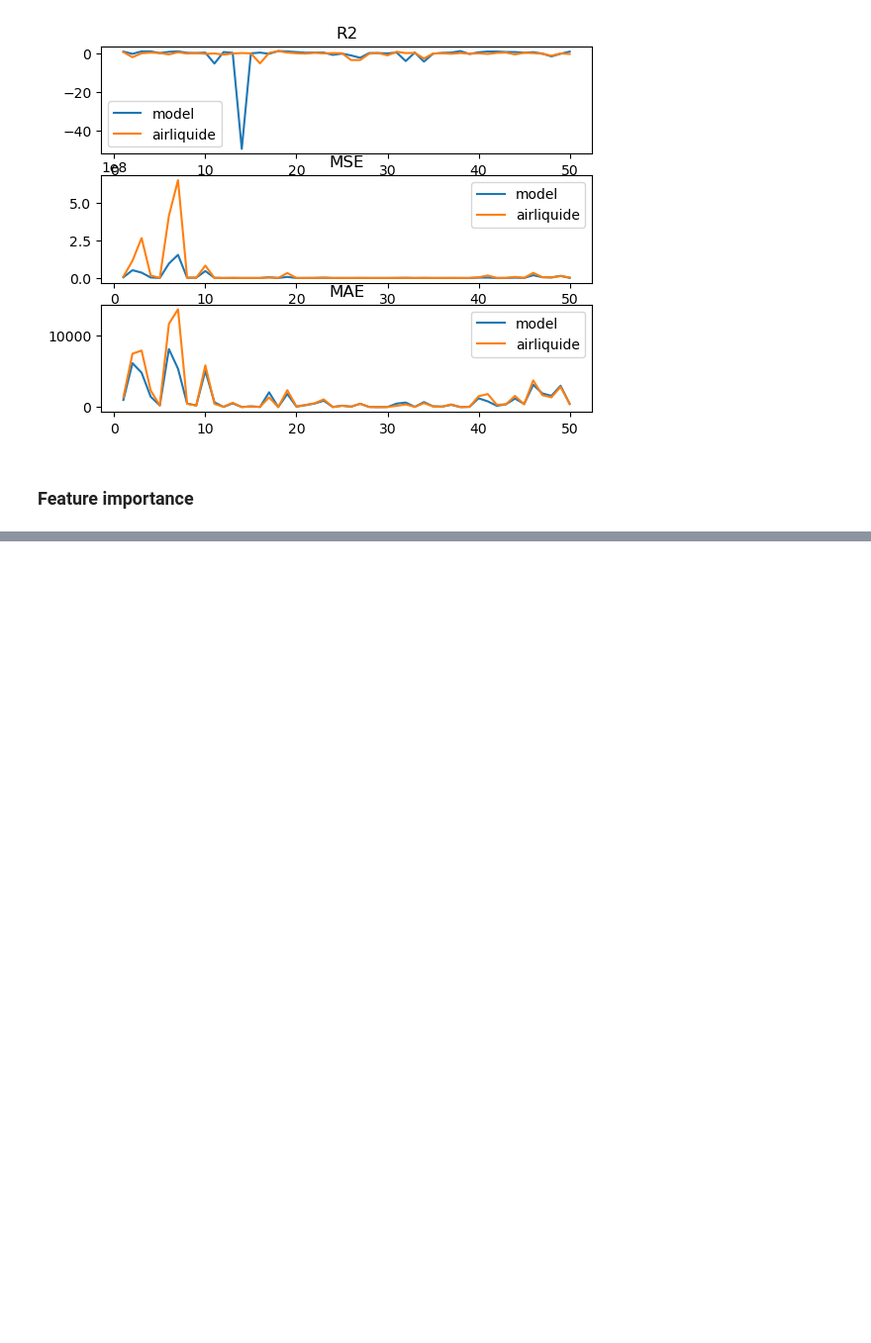
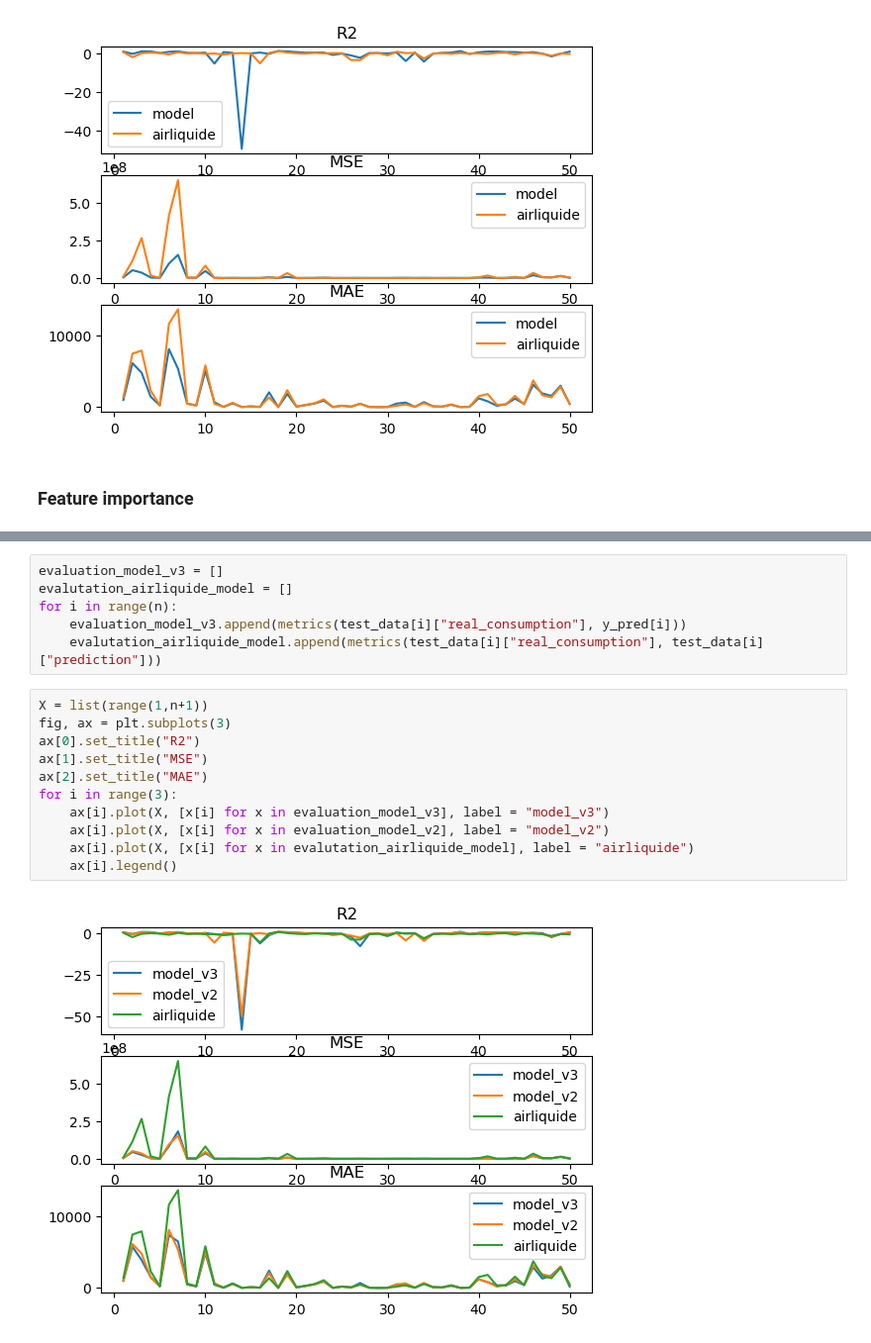
Before and after one commit to Damidoum/predictionClient, a Jupyter notebook: Notebooks/Feature importance.ipynb, the cells around one changed output, grey strips where cells are left out. Shown at 99% size. Cells and saved outputs as stored; diff of their text form; blank space fills up the shorter version.

```diff
--- a/Notebooks/Feature importance.ipynb
+++ b/Notebooks/Feature importance.ipynb
@@ -135,0 +150,19 @@ display_feat_imp(models_v2)
+# %%
+evaluation_model_v3 = []
+evalutation_airliquide_model = []
+for i in range(n):
+    evaluation_model_v3.append(metrics(test_data[i]["real_consumption"], y_pred[i]))
+    evalutation_airliquide_model.append(metrics(test_data[i]["real_consumption"], test_data[i]["prediction"]))
+# %%
+X = list(range(1,n+1))
+fig, ax = plt.subplots(3)
+ax[0].set_title("R2")
+ax[1].set_title("MSE")
+ax[2].set_title("MAE")
+for i in range(3):
+    ax[i].plot(X, [x[i] for x in evaluation_model_v3], label = "model_v3")
+    ax[i].plot(X, [x[i] for x in evaluation_model_v2], label = "model_v2")
+    ax[i].plot(X, [x[i] for x in evalutation_airliquide_model], label = "airliquide")
+    ax[i].legend()
+# %% [output]
+[figure, added]
```
Also changed, not shown: parts of 11 cells of this notebook, 1 other file.
